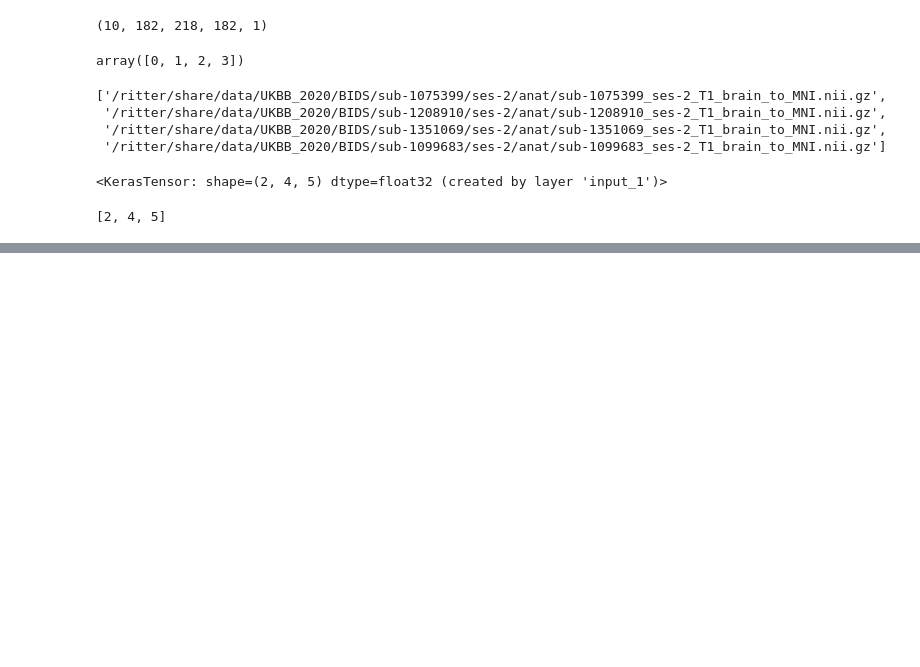
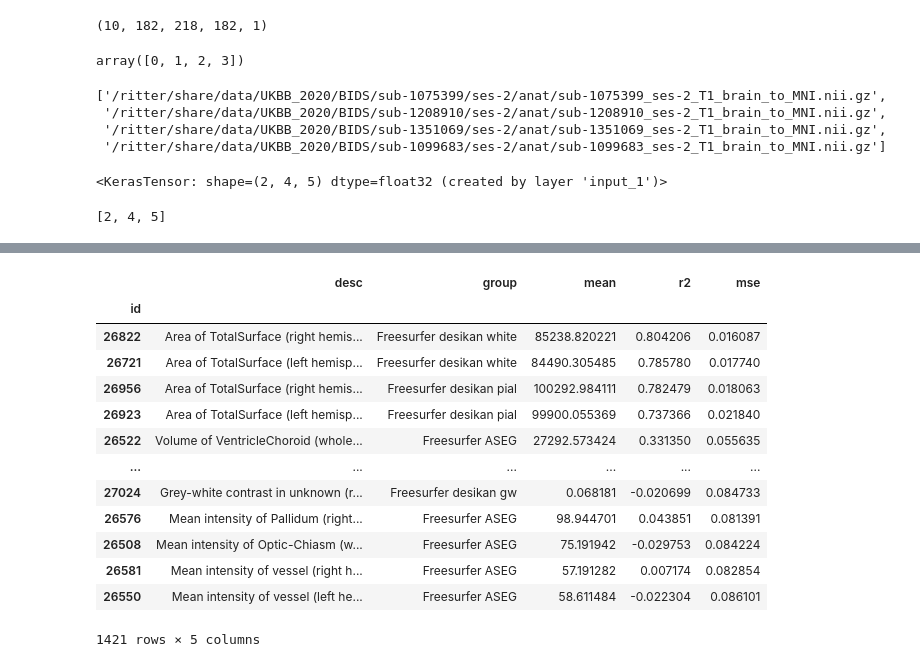
Before and after one commit to bramantyois/brain_idp_cnn, a Jupyter notebook: scratches.ipynb, the cells around one changed output, grey strips where cells are left out. Saved outputs shown, nothing was run; the diff lists cells and outputs as text; code cells hidden in the pictures; blank space fills up the shorter version.

```diff
--- a/scratches.ipynb
+++ b/scratches.ipynb
@@ -128,0 +162,30 @@ keras_placeholder.shape.as_list()
+# %%
+mse = pd.read_csv('results/sfcn_pyramid_avg_test_multi_mse.csv').T
+r2 = pd.read_csv('results/sfcn_pyramid_avg_test_multi_r2.csv').T
+# %%
+mse.columns =['mse']
+mse.index.name = 'id'
+mse.index = mse.index.astype(int)
+# %%
+r2.columns=['r2']
+r2.index.name = 'id'
+r2.index = r2.index.astype(int)
+# %%
+joined = r2.join(mse, on='id',how='left')
+# %%
+template.join(joined, on='id', how='left' )
+# %% [output]
+|  | desc | group | mean | r2 | mse |
+| id |  |  |  |  |  |
+| 26822 | Area of TotalSurface (right hemis... | Freesurfer desikan white | 85238.820221 | 0.804206 | 0.016087 |
+| 26721 | Area of TotalSurface (left hemisp... | Freesurfer desikan white | 84490.305485 | 0.785780 | 0.017740 |
+| 26956 | Area of TotalSurface (right hemis... | Freesurfer desikan pial | 100292.984111 | 0.782479 | 0.018063 |
+| 26923 | Area of TotalSurface (left hemisp... | Freesurfer desikan pial | 99900.055369 | 0.737366 | 0.021840 |
+| 26522 | Volume of VentricleChoroid (whole... | Freesurfer ASEG | 27292.573424 | 0.331350 | 0.055635 |
+| ... | ... | ... | ... | ... | ... |
+| 27024 | Grey-white contrast in unknown (r... | Freesurfer desikan gw | 0.068181 | -0.020699 | 0.084733 |
+| 26576 | Mean intensity of Pallidum (right... | Freesurfer ASEG | 98.944701 | 0.043851 | 0.081391 |
+| 26508 | Mean intensity of Optic-Chiasm (w... | Freesurfer ASEG | 75.191942 | -0.029753 | 0.084224 |
+| 26581 | Mean intensity of vessel (right h... | Freesurfer ASEG | 57.191282 | 0.007174 | 0.082854 |
+| 26550 | Mean intensity of vessel (left he... | Freesurfer ASEG | 58.611484 | -0.022304 | 0.086101 |
+1421 rows × 5 columns
```
Also changed, not shown: parts of 6 cells of this notebook, 5 other files.
